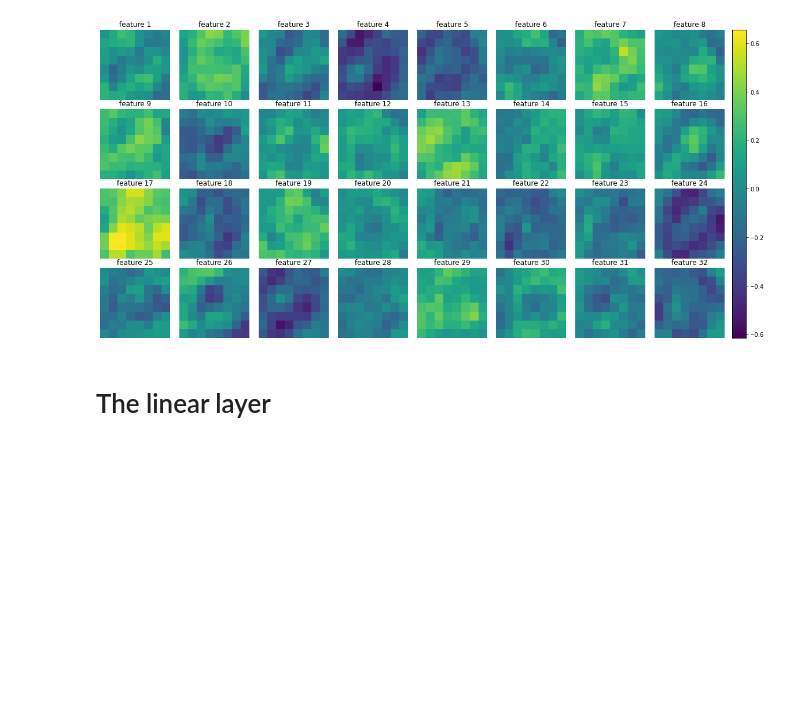
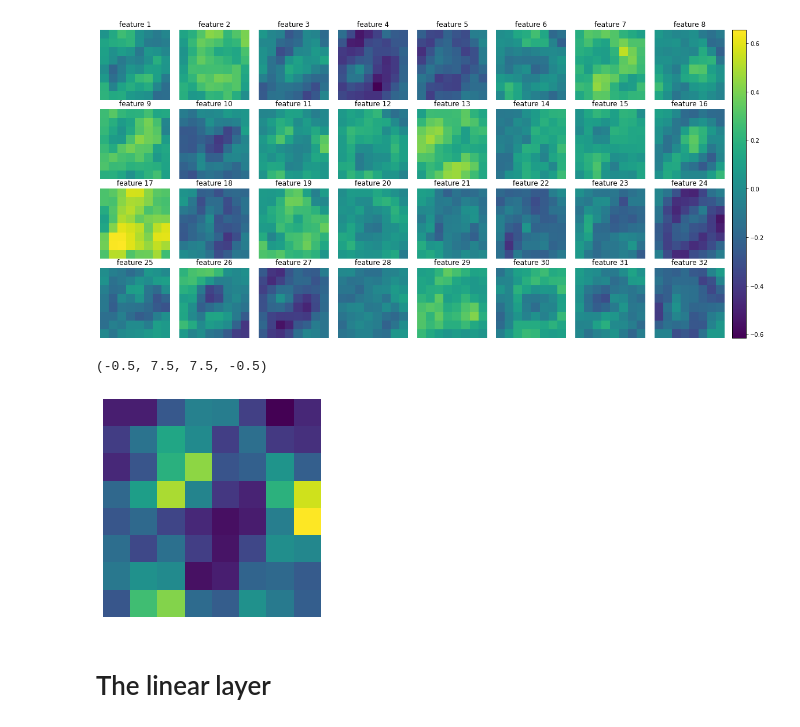
Before and after one commit to moreezee/BcThesisMK, a Jupyter notebook: Moritz_folder/Notebooks/visualization_notebooks/MNIST_MODEL_ACTIVATIONS.ipynb, the cells around one changed output. Drawn from its saved outputs; the diff is of its cells as text; code cells hidden in the pictures; blank space fills up the shorter version.

```diff
--- a/Moritz_folder/Notebooks/visualization_notebooks/MNIST_MODEL_ACTIVATIONS.ipynb
+++ b/Moritz_folder/Notebooks/visualization_notebooks/MNIST_MODEL_ACTIVATIONS.ipynb
@@ -238,6 +251,12 @@ cbar.ax.set_yticks(np.arange(min_val, max_val, 0.1))
 plt.show()
 # %% [output]
 [figure]
+# %%
+plt.imshow(act[10])
+plt.axis('off')
+# %% [output]
+(-0.5, 7.5, 7.5, -0.5)
+[figure, added]
 # %% [markdown]
 # The linear layer
 # %% [markdown]
```
Also changed, not shown: parts of 5 cells of this notebook, 27 other files.
